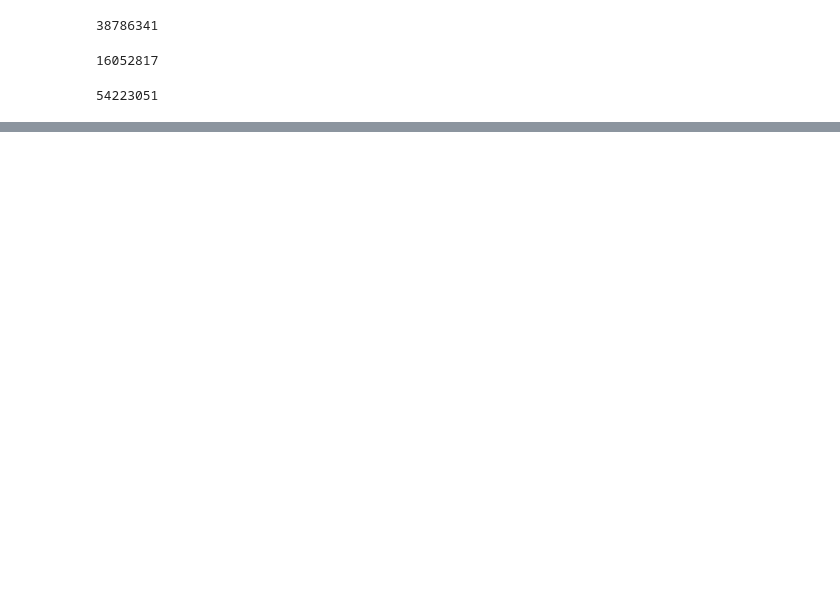
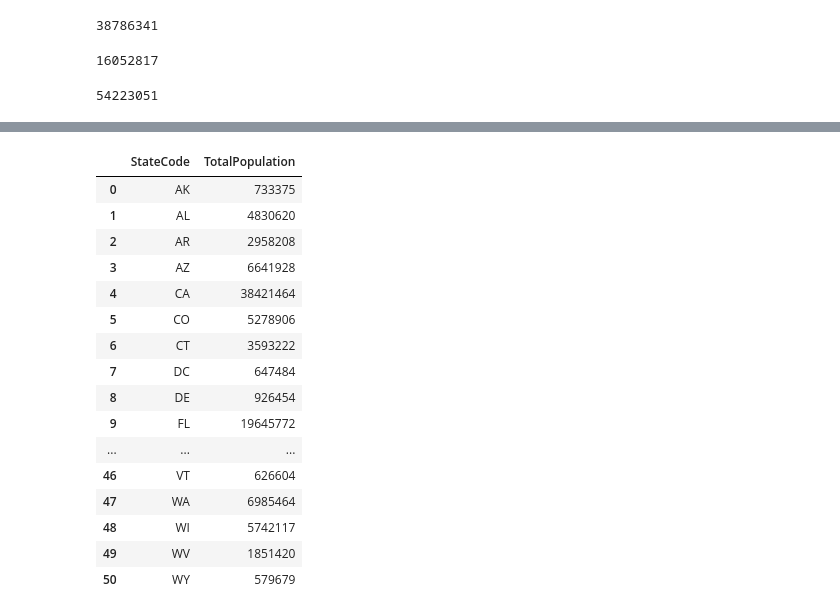
Before and after one commit to bimal-parajuli/data-visualization-us-demographics-dataset, a Jupyter notebook: Untitled.ipynb, the cells around one changed output, grey strips where cells are left out. Drawn from its saved outputs; the diff is of its cells as text; code cells hidden in the pictures; blank space fills up the shorter version.

```diff
--- a/Untitled.ipynb
+++ b/Untitled.ipynb
@@ -78 +109,23 @@ white_by_state['Population'].sum()
+# %%
+total_pop_df = df.groupby('Abbreviation')['TotalPop'].sum().reset_index()
+total_pop_df.columns = ['StateCode', 'TotalPopulation']
+total_pop_df
+# %% [output]
+|  | StateCode | TotalPopulation |
+| 0 | AK | 733375 |
+| 1 | AL | 4830620 |
+| 2 | AR | 2958208 |
+| 3 | AZ | 6641928 |
+| 4 | CA | 38421464 |
+| 5 | CO | 5278906 |
+| 6 | CT | 3593222 |
+| 7 | DC | 647484 |
+| 8 | DE | 926454 |
+| 9 | FL | 19645772 |
+| ... | ... | ... |
+| 46 | VT | 626604 |
+| 47 | WA | 6985464 |
+| 48 | WI | 5742117 |
+| 49 | WV | 1851420 |
+| 50 | WY | 579679 |
 # %%
```
Also changed, not shown: parts of 17 cells of this notebook.
